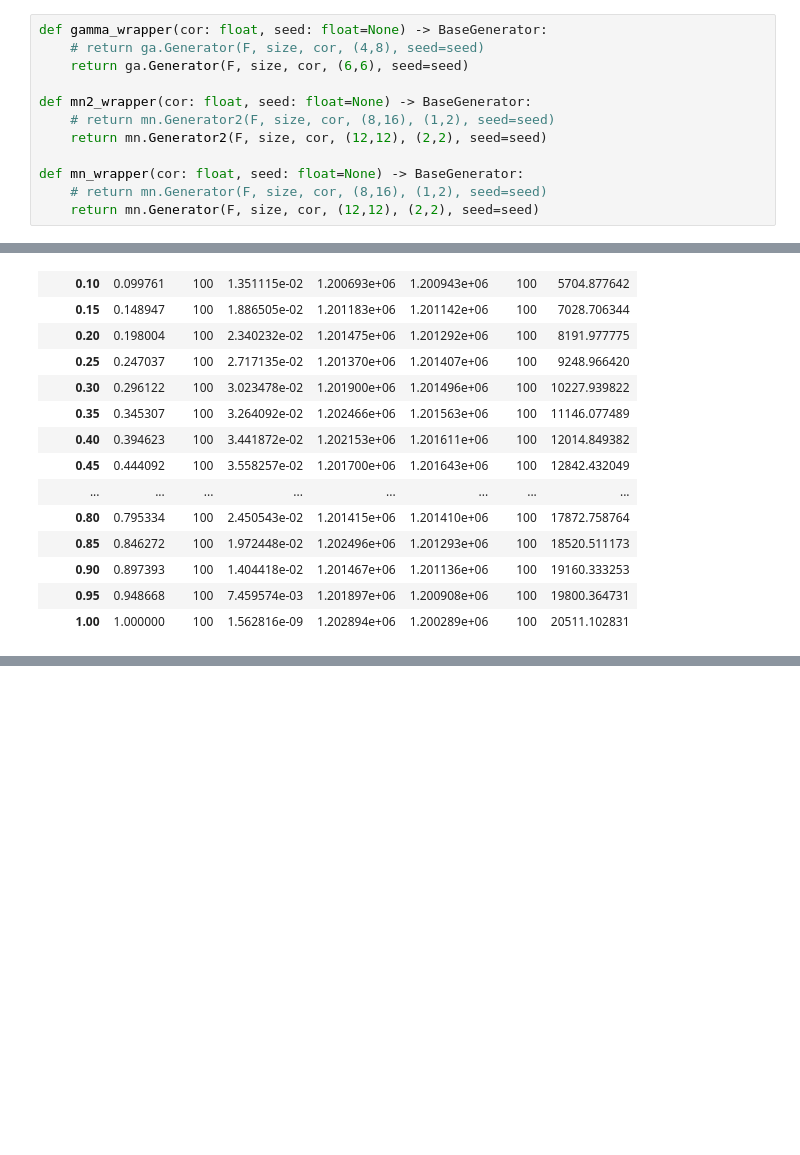
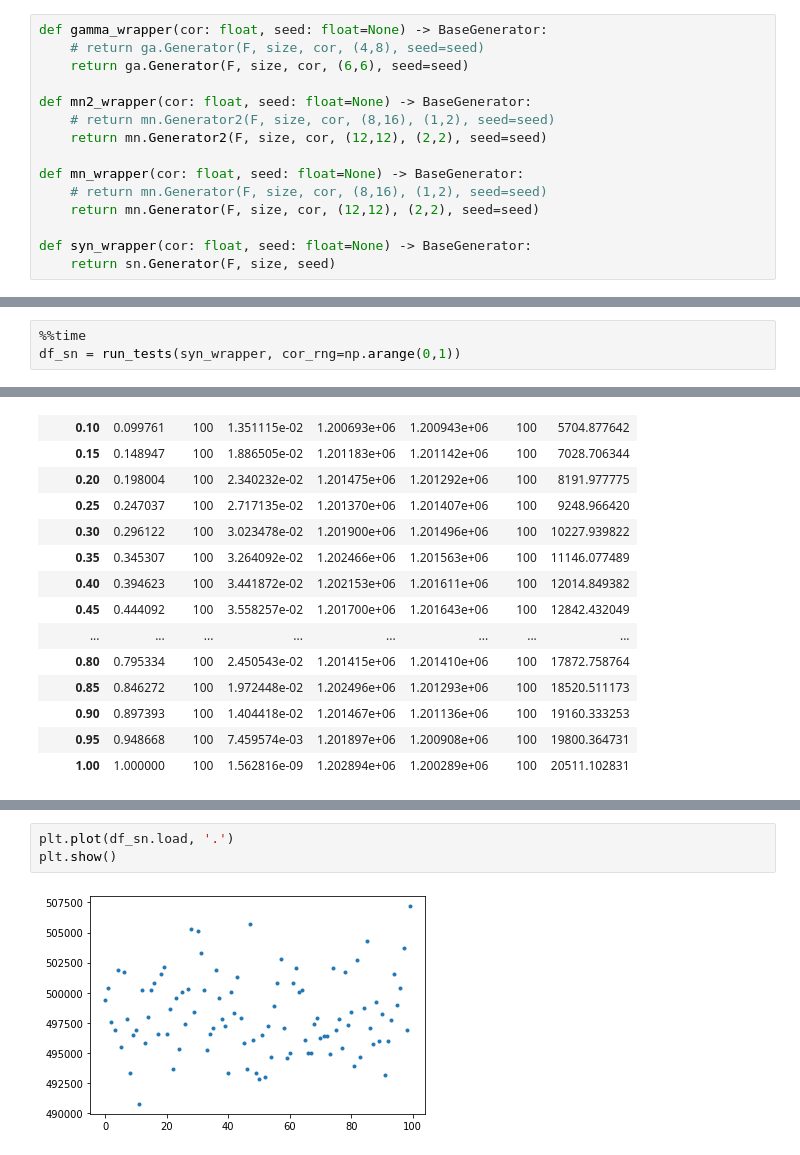
Before and after one commit to szkudlarekdamian/kosharda, a Jupyter notebook: generators_eval.ipynb, the cells around one changed output, grey strips where cells are left out. Saved outputs shown, nothing was run; the diff lists cells and outputs as text; blank space fills up the shorter version.

Commit message:
synthetic data generator

```diff
--- a/generators_eval.ipynb
+++ b/generators_eval.ipynb
@@ -44,6 +45,9 @@ def mn2_wrapper(cor: float, seed: float=None) -> BaseGenerator:
 def mn_wrapper(cor: float, seed: float=None) -> BaseGenerator:
     # return mn.Generator(F, size, cor, (8,16), (1,2), seed=seed)
     return mn.Generator(F, size, cor, (12,12), (2,2), seed=seed)
+
+def syn_wrapper(cor: float, seed: float=None) -> BaseGenerator:
+    return sn.Generator(F, size, seed)
 # %% [markdown]
 # Time performance
 # %%
@@ -97,3 +100,6 @@ df_mn2 = run_tests(mn2_wrapper)
 # %% [output]
 CPU times: user 11min 1s, sys: 9min 46s, total: 20min 48s
 Wall time: 3min
+# %%
+%%time
+df_sn = run_tests(syn_wrapper, cor_rng=np.arange(0,1))
@@ -187,0 +220,5 @@ mnped2
+# %%
+plt.plot(df_sn.load, '.')
+plt.show()
+# %% [output]
+[figure, added]
```
Also changed, not shown: parts of 12 cells of this notebook, 4 other files.
